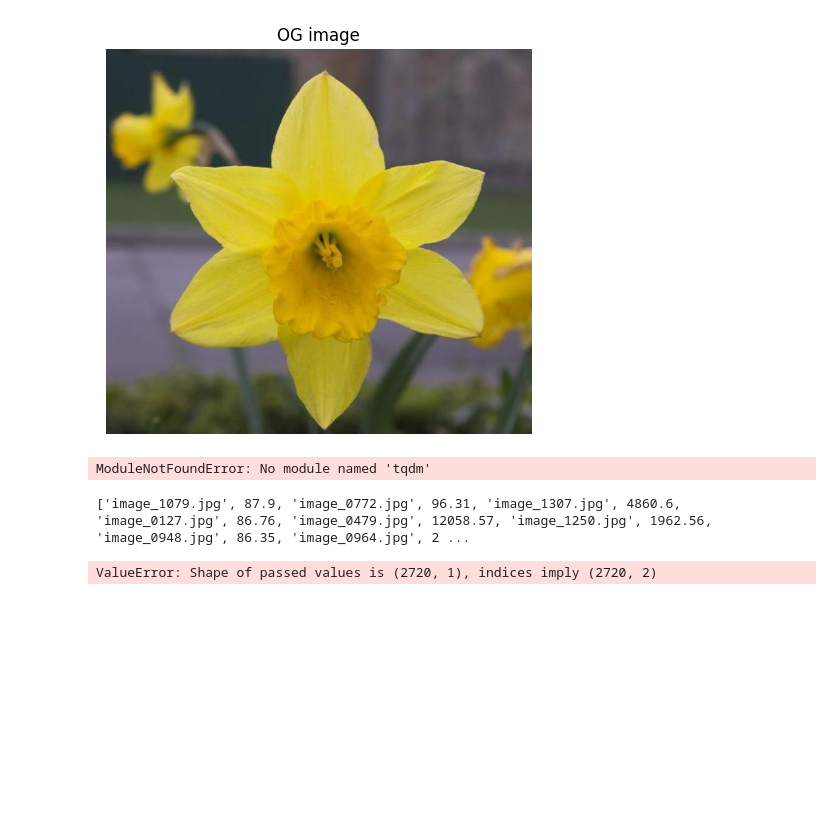
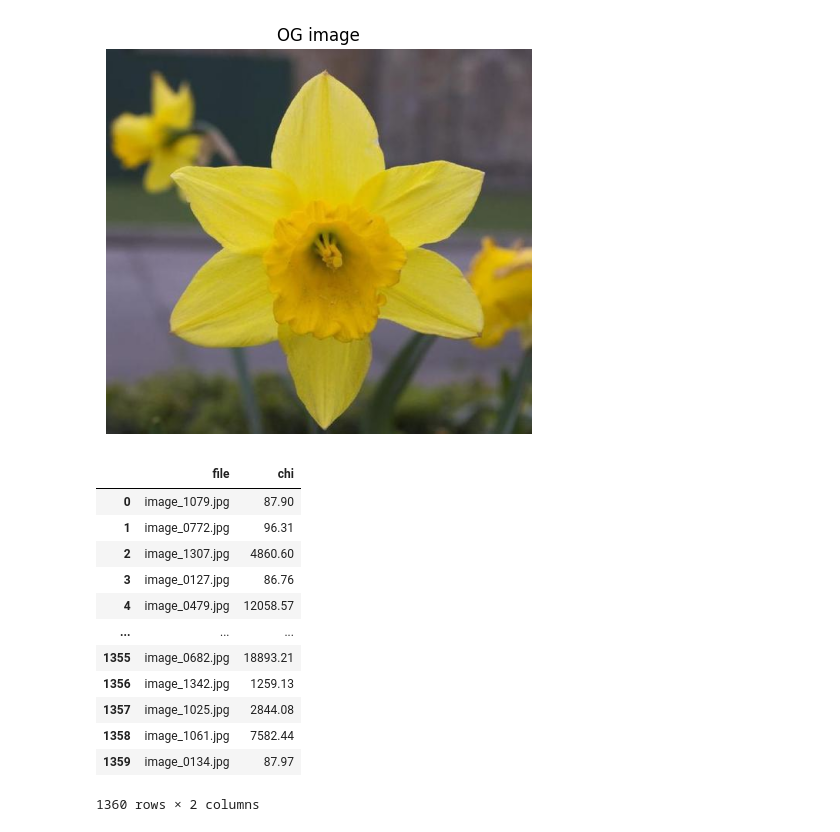
Before and after one commit to AddiH/cds-visual, a Jupyter notebook: nbs/session3_inclass_AddiH.ipynb, the cells around one changed output. Saved outputs shown, nothing was run; the diff lists cells and outputs as text; code cells hidden in the pictures; blank space fills up the shorter version.

```diff
--- a/nbs/session3_inclass_AddiH.ipynb
+++ b/nbs/session3_inclass_AddiH.ipynb
@@ -304,14 +304,22 @@ for file in tqdm(os.listdir(flower_folder)):
     compare_hist = cv2.calcHist([compare_img], [0,1,2], None, [256,256,256], [0,256, 0,256, 0,256])
     compare_hist_norm = cv2.normalize(compare_hist, compare_hist, 0, 1.0, cv2.NORM_MINMAX)
     chi = round(cv2.compareHist(og_hist_norm, compare_hist_norm, cv2.HISTCMP_CHISQR), 2)
-    results.append(file, chi)
+    results.append((file, chi))
 
 comparison_results_df = pd.DataFrame(results, columns = ["file", "chi"])
-# %% [output]
-ModuleNotFoundError: No module named 'tqdm'
-# %%
-print(results)
-comparison_results_df = pd.DataFrame(results, columns = ["file", "chi"])
-# %% [output]
-['image_1079.jpg', 87.9, 'image_0772.jpg', 96.31, 'image_1307.jpg', 4860.6, 'image_0127.jpg', 86.76, 'image_0479.jpg', 12058.57, 'image_1250.jpg', 1962.56, 'image_0948.jpg', 86.35, 'image_0964.jpg', 2 ...
-ValueError: Shape of passed values is (2720, 1), indices imply (2720, 2)
+# %%
+comparison_results_df
+# %% [output]
+|  | file | chi |
+| 0 | image_1079.jpg | 87.90 |
+| 1 | image_0772.jpg | 96.31 |
+| 2 | image_1307.jpg | 4860.60 |
+| 3 | image_0127.jpg | 86.76 |
+| 4 | image_0479.jpg | 12058.57 |
+| ... | ... | ... |
+| 1355 | image_0682.jpg | 18893.21 |
+| 1356 | image_1342.jpg | 1259.13 |
+| 1357 | image_1025.jpg | 2844.08 |
+| 1358 | image_1061.jpg | 7582.44 |
+| 1359 | image_0134.jpg | 87.97 |
+1360 rows × 2 columns
```
Also changed, not shown: parts of 3 cells of this notebook.
